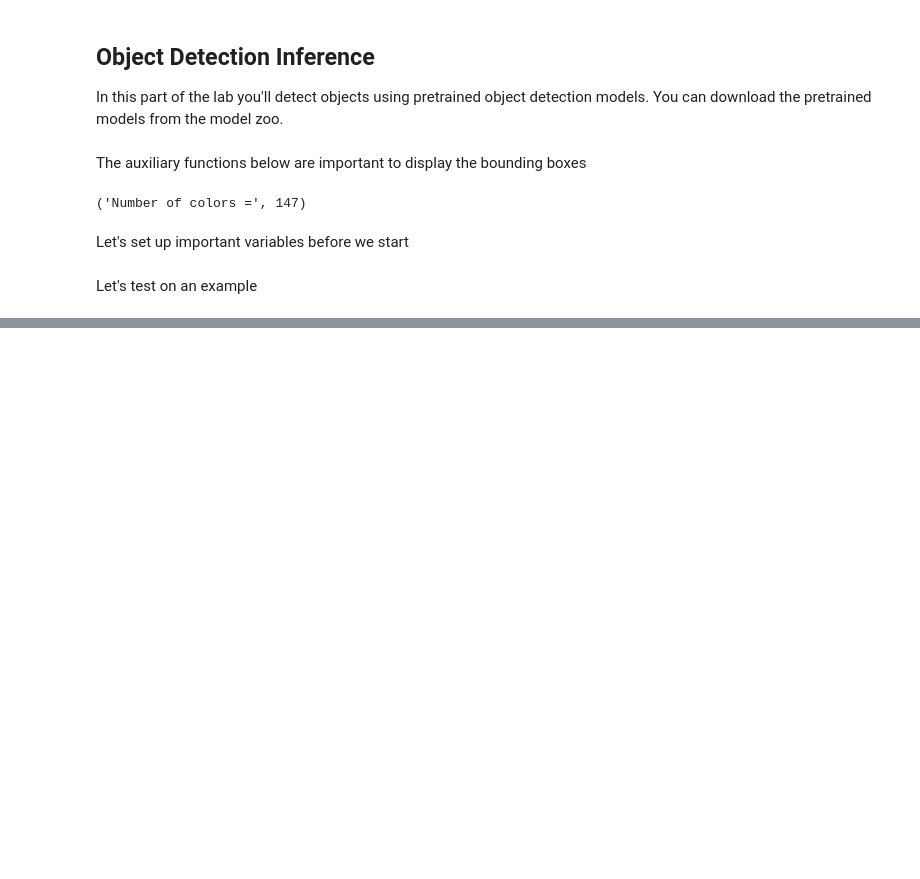
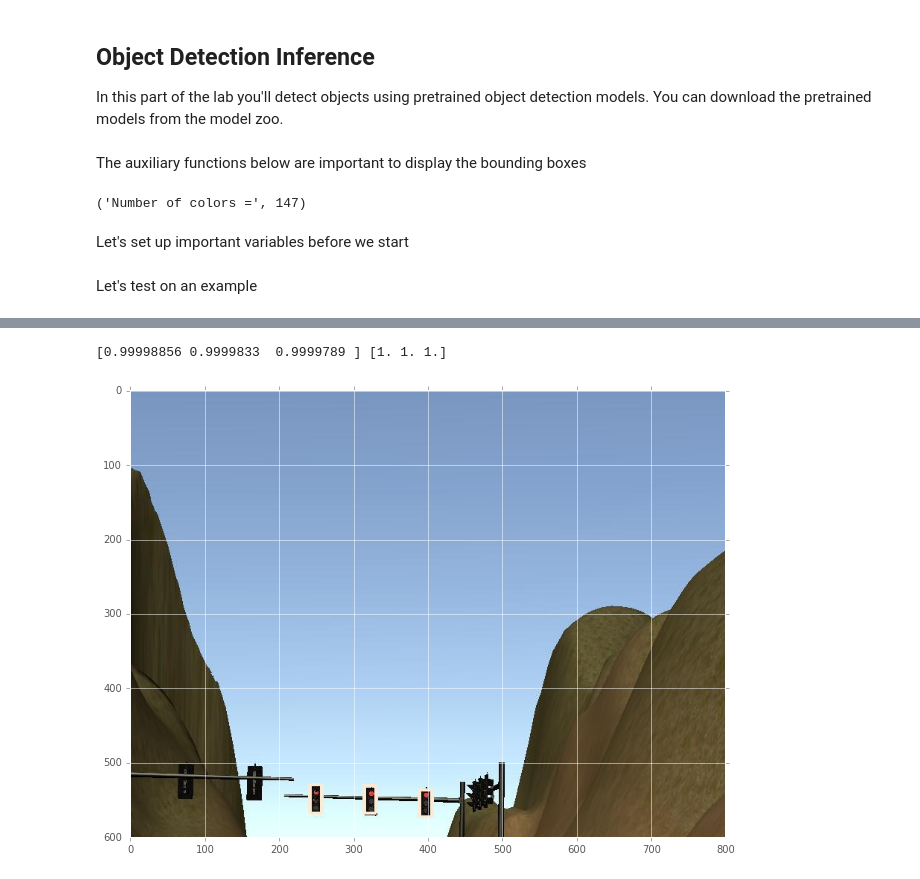
Before and after one commit to shreyanshbhatt/Capestone-project, a Jupyter notebook: deep_learning/Object_Detection_Notebook.ipynb, the cells around one changed output, grey strips where cells are left out. Saved outputs shown, nothing was run; the diff lists cells and outputs as text; code cells hidden in the pictures; blank space fills up the shorter version.

```diff
--- a/deep_learning/Object_Detection_Notebook.ipynb
+++ b/deep_learning/Object_Detection_Notebook.ipynb
@@ -325,0 +326,35 @@ with tf.Session(graph=detection_graph) as sess:
+# %%
+def detection_pipeline(img_path):
+    image = Image.open(img_path)
+    image_np = np.expand_dims(np.asarray(image, dtype=np.uint8), 0)
+
+    with tf.Session(graph=detection_graph) as sess:
+        # Actual detection.
+        (boxes, scores, classes) = sess.run([detection_boxes, detection_scores, detection_classes],
+                                            feed_dict={image_tensor: image_np})
+
+        # Remove unnecessary dimensions
+        boxes = np.squeeze(boxes)
+        scores = np.squeeze(scores)
+        classes = np.squeeze(classes)
+
+        confidence_cutoff = 0.5
+        # Filter boxes with a confidence score less than `confidence_cutoff`
+        boxes, scores, classes = filter_boxes(confidence_cutoff, boxes, scores, classes)
+        print scores, classes
+
+        # The current box coordinates are normalized to a range between 0 and 1.
+        # This converts the coordinates actual location on the image.
+        width, height = image.size
+        box_coords = to_image_coords(boxes, height, width)
+
+        # Each class with be represented by a differently colored box
+        draw_boxes(image, box_coords, classes)
+
+        plt.figure(figsize=(12, 8))
+        plt.imshow(image)
+# %%
+detection_pipeline('./assets/sim_red_traffic_light.jpg')
+# %% [output]
+[0.99998856 0.9999833  0.9999789 ] [1. 1. 1.]
+[figure, added]
```
Also changed, not shown: parts of 3 cells of this notebook, 2 other files.
